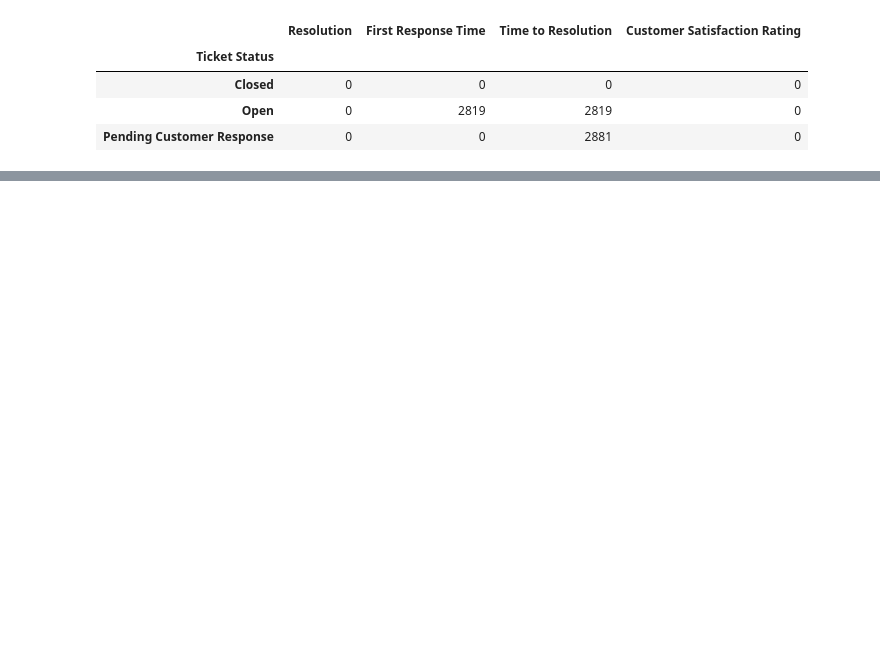
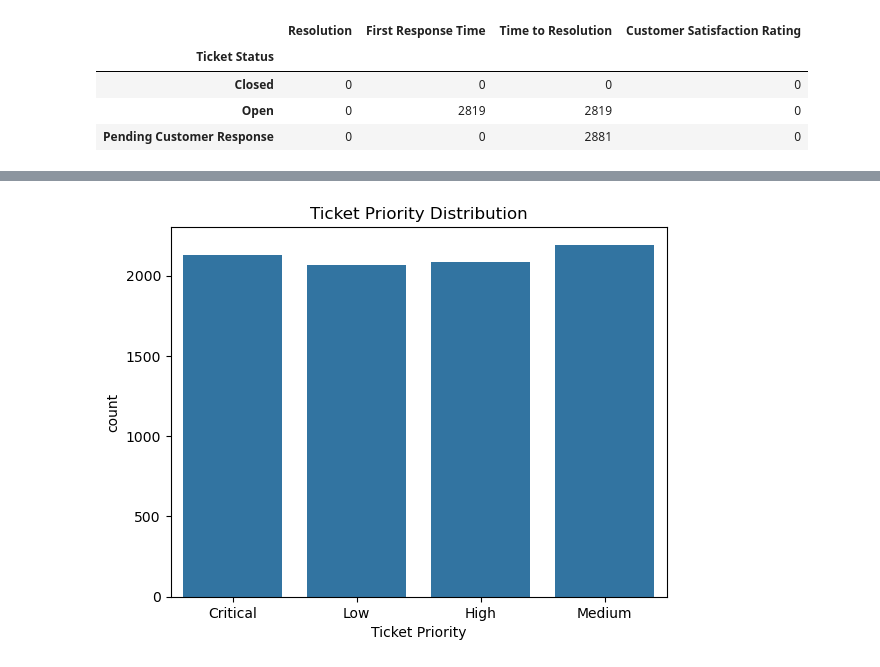
Before and after one commit to Ash2243/ai-technical-support-assistant, a Jupyter notebook: notebook/AI Technical Support Assistant - Exploratory Data Analysis.ipynb, the cells around one changed output, grey strips where cells are left out. Drawn from its saved outputs; the diff is of its cells as text; code cells hidden in the pictures; blank space fills up the shorter version.

```diff
--- a/notebook/AI Technical Support Assistant - Exploratory Data Analysis.ipynb
+++ b/notebook/AI Technical Support Assistant - Exploratory Data Analysis.ipynb
@@ -88,0 +164,6 @@ df.groupby('Ticket Status')[[
+# %%
+sns.countplot(data=df, x='Ticket Priority')
+plt.title('Ticket Priority Distribution')
+plt.show()
+# %% [output]
+[figure, added]
```
Also changed, not shown: parts of 42 cells of this notebook.
